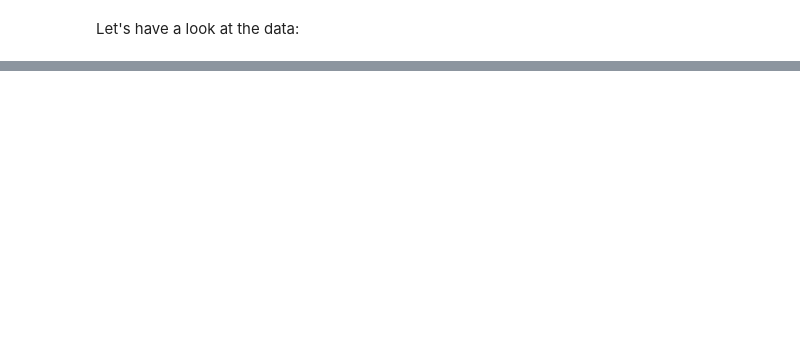
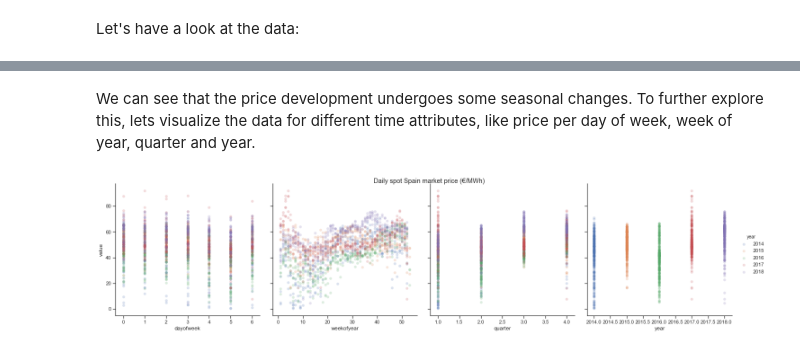
Before and after one commit to ca-schumacher/pred_Energy, a Jupyter notebook: data_analysis.ipynb, the cells around one changed output, grey strips where cells are left out. Drawn from its saved outputs; the diff is of its cells as text; code cells hidden in the pictures; blank space fills up the shorter version.

```diff
--- a/data_analysis.ipynb
+++ b/data_analysis.ipynb
@@ -73,0 +124,14 @@ KeyError: '[\'{\\\'longitude\\\': \\\'-122.405396\\\', \\\'latitude\\\': \\\'37.
+# %% [markdown]
+We can see that the price development undergoes some seasonal changes. To further explore this, lets visualize the data for different time attributes, like price per day of week, week of year, quarter and year.
+# %%
+sns.pairplot(Price,
+             hue='year',
+             x_vars=['dayofweek','weekofyear','quarter','year'],
+             y_vars='value',
+             height=5,
+             plot_kws={'alpha':0.2, 'linewidth':0}
+            )
+plt.suptitle('Daily spot Spain market price (€/MWh)')
+plt.show()
+# %% [output]
+[figure, added]
```
Also changed, not shown: parts of 33 cells of this notebook.
